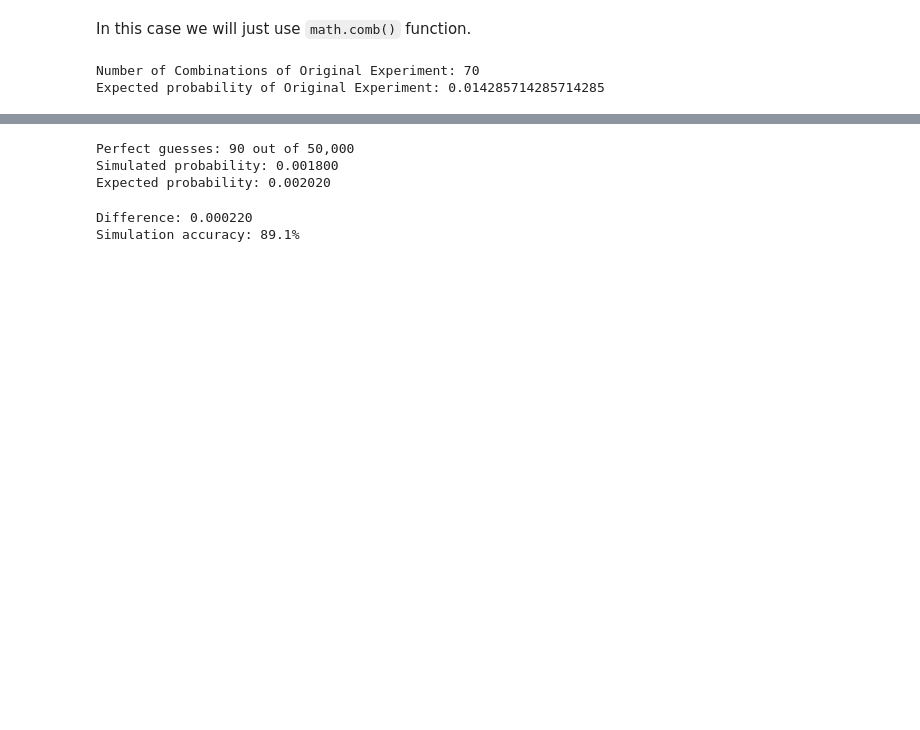
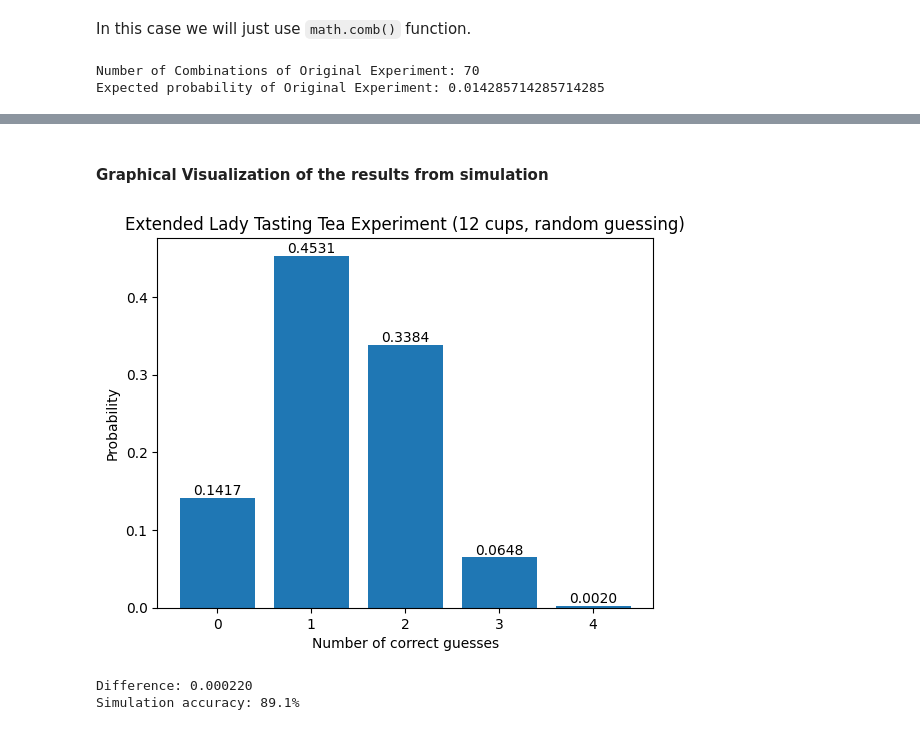
Before and after one commit to filipekojak88/applied_statistics, a Jupyter notebook: problems.ipynb, the cells around one changed output, grey strips where cells are left out. Cells and saved outputs as stored; diff of their text form; code cells hidden in the pictures; blank space fills up the shorter version.

Commit message:
Completed numpy use in lady tasting tea simulation

```diff
--- a/problems.ipynb
+++ b/problems.ipynb
@@ -209,0 +237,7 @@ Now let's use Python to simulate what happens when people guess randomly many ti
+# %%
+# Setup to record outcomes
+# Reference consulted: https://numpy.org/devdocs/reference/generated/numpy.zeros.html
+counts = np.zeros(milk_first_cups + 1, dtype=int)
+
+# Display the counts array
+print("Counts array created:", counts)
@@ -224,5 +281,9 @@ def simulate_extended_experiment(num_trials=50000):
 # %%
-# Run simulation
-print("Running simulation with 50,000 trials...")
-simulated_prob, perfect_count = simulate_extended_experiment(50000)
+# Convert counts to probabilities
+sim_probs = counts / trials
+
+# Print results clearly
+print("Results from simulation:")
+for k, p in enumerate(sim_probs):
+    print(f"{k} correct: {p:.4f}")
 # %% [output]
@@ -230,12 +301,23 @@ Running simulation with 50,000 trials...
+# %% [markdown]
+#### Graphical Visualization of the results from simulation
 # %%
-# Display results
-print(f"Perfect guesses: {perfect_count} out of 50,000")
-print(f"Simulated probability: {simulated_prob:.6f}")
-print(f"Expected probability: {expected_prob:.6f}")
+# These results show how often a random guesser would correctly identify 0, 1, 2, 3, or 4 milk-first cups.
+# create bar plot
+bars = plt.bar(range(len(sim_probs)), sim_probs)
+plt.xlabel("Number of correct guesses") # x-axis label
+plt.ylabel("Probability") # y-axis label
+plt.title("Extended Lady Tasting Tea Experiment (12 cups, random guessing)")  # plot title
+
+# Add labels on top of each bar using the height of the bar
+for bar in bars:
+    height = bar.get_height()  # y-value of the bar
+    plt.text(bar.get_x() + bar.get_width()/2, height, f"{height:.4f}",
+             ha='center', va='bottom')
+
+# Show the plot
+plt.show()
 # %% [output]
-Perfect guesses: 90 out of 50,000
-Simulated probability: 0.001800
-Expected probability: 0.002020
+[figure, added]
 # %%
 # Calculate accuracy
 difference = abs(simulated_prob - expected_prob)
```
Also changed, not shown: parts of 16 cells of this notebook.
